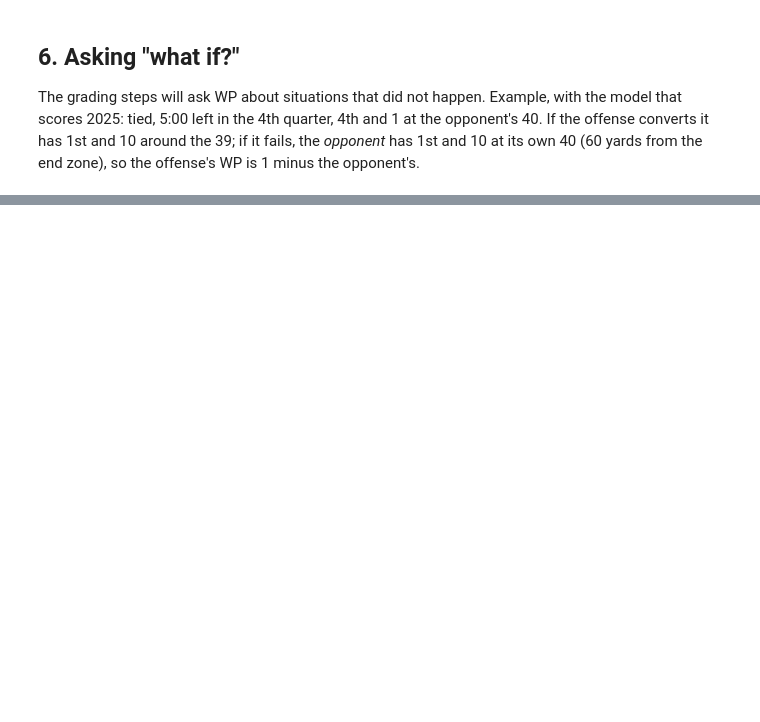
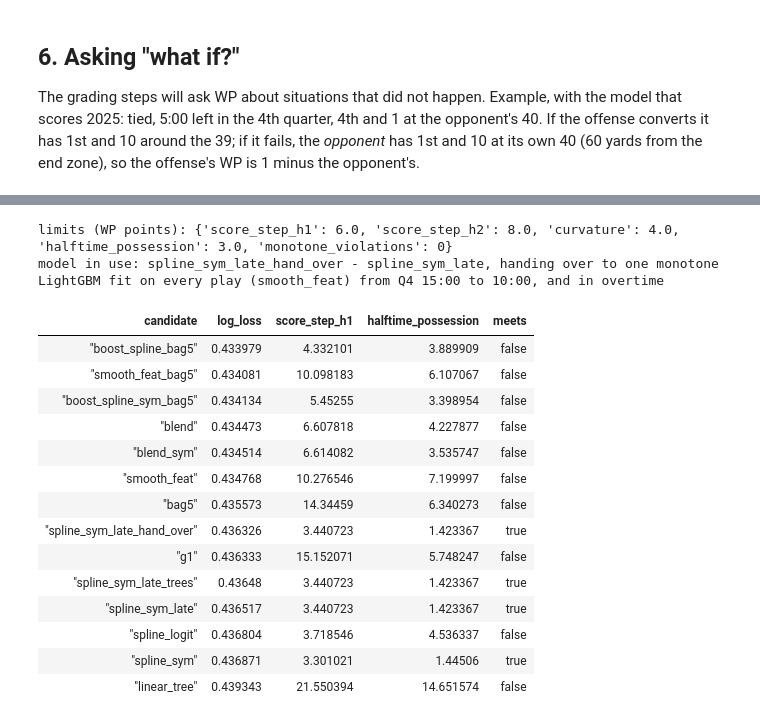
Before and after one commit to batuhanisik751/two-minute-warning, a Jupyter notebook: notebooks/03_wp_model.ipynb, the cells around one changed output, grey strips where cells are left out. Cells and saved outputs as stored; diff of their text form; code cells hidden in the pictures; blank space fills up the shorter version.

```diff
--- a/notebooks/03_wp_model.ipynb
+++ b/notebooks/03_wp_model.ipynb
@@ -221,0 +234,28 @@ WP if converted: 65.5%; if it fails: 42.4%
+# %%
+from twm.modules.decisions import wp_select as ws
+from twm.modules.decisions import wp_smooth as wsm
+from twm.modules.decisions import wp_smooth_report as wsr
+
+print("limits (WP points):", wsm.THRESHOLDS)
+print("model in use:", ws.CHOSEN, "-", ws.chosen().description)
+pl.DataFrame(ws.summarize(ws.load_results())).select(
+    "candidate", "log_loss", "score_step_h1", "halftime_possession", "meets"
+).sort("log_loss")
+# %% [output]
+limits (WP points): {'score_step_h1': 6.0, 'score_step_h2': 8.0, 'curvature': 4.0, 'halftime_possession': 3.0, 'monotone_violations': 0}
+model in use: spline_sym_late_hand_over - spline_sym_late, handing over to one monotone LightGBM fit on every play (smooth_feat) from Q4 15:00 to 10:00, and in overtime
+| candidate | log_loss | score_step_h1 | halftime_possession | meets |
+| "boost_spline_bag5" | 0.433979 | 4.332101 | 3.889909 | false |
+| "smooth_feat_bag5" | 0.434081 | 10.098183 | 6.107067 | false |
+| "boost_spline_sym_bag5" | 0.434134 | 5.45255 | 3.398954 | false |
+| "blend" | 0.434473 | 6.607818 | 4.227877 | false |
+| "blend_sym" | 0.434514 | 6.614082 | 3.535747 | false |
+| "smooth_feat" | 0.434768 | 10.276546 | 7.199997 | false |
+| "bag5" | 0.435573 | 14.34459 | 6.340273 | false |
+| "spline_sym_late_hand_over" | 0.436326 | 3.440723 | 1.423367 | true |
+| "g1" | 0.436333 | 15.152071 | 5.748247 | false |
+| "spline_sym_late_trees" | 0.43648 | 3.440723 | 1.423367 | true |
+| "spline_sym_late" | 0.436517 | 3.440723 | 1.423367 | true |
+| "spline_logit" | 0.436804 | 3.718546 | 4.536337 | false |
+| "spline_sym" | 0.436871 | 3.301021 | 1.44506 | true |
+| "linear_tree" | 0.439343 | 21.550394 | 14.651574 | false |
```
Also changed, not shown: parts of 16 cells of this notebook, 24 other files.
